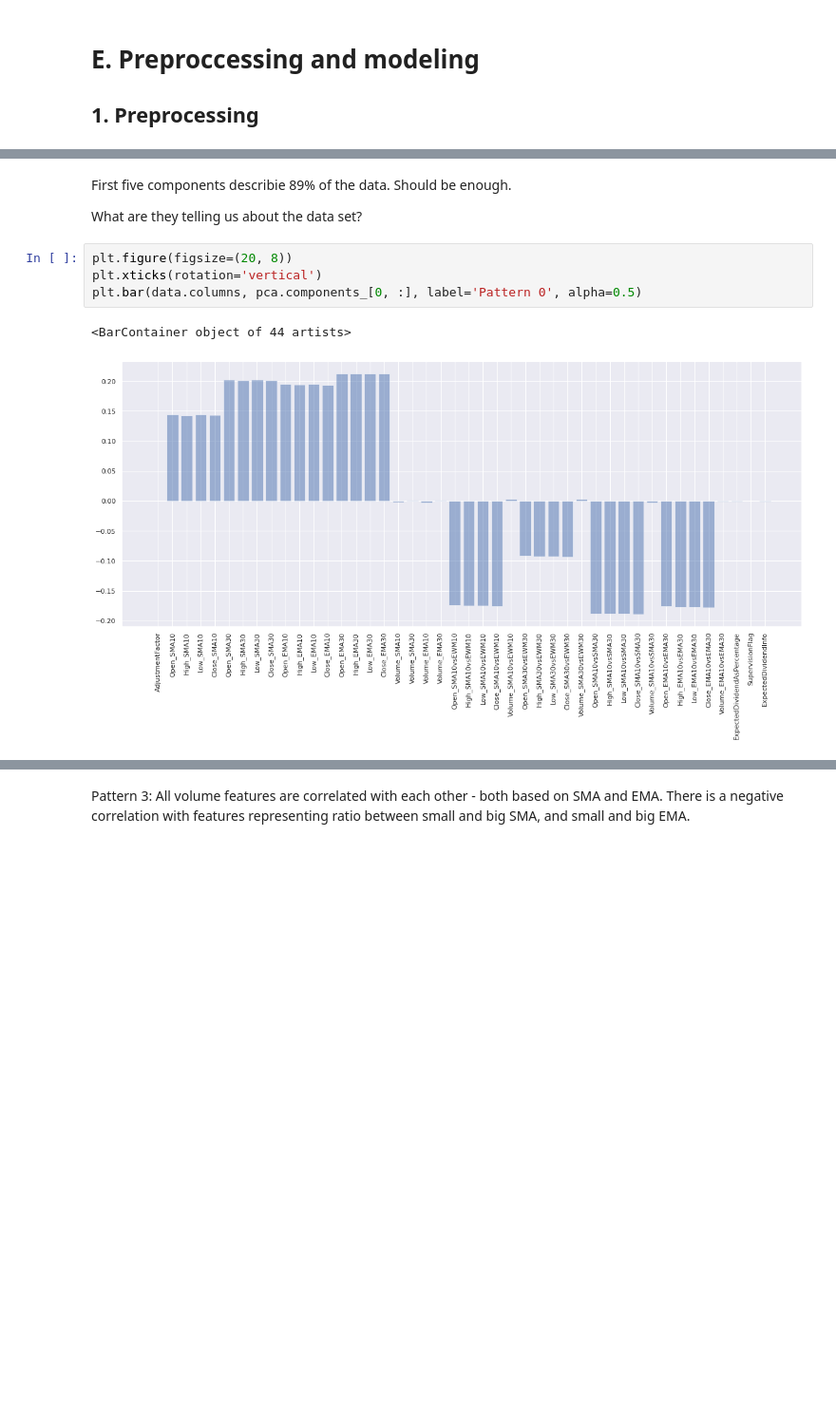
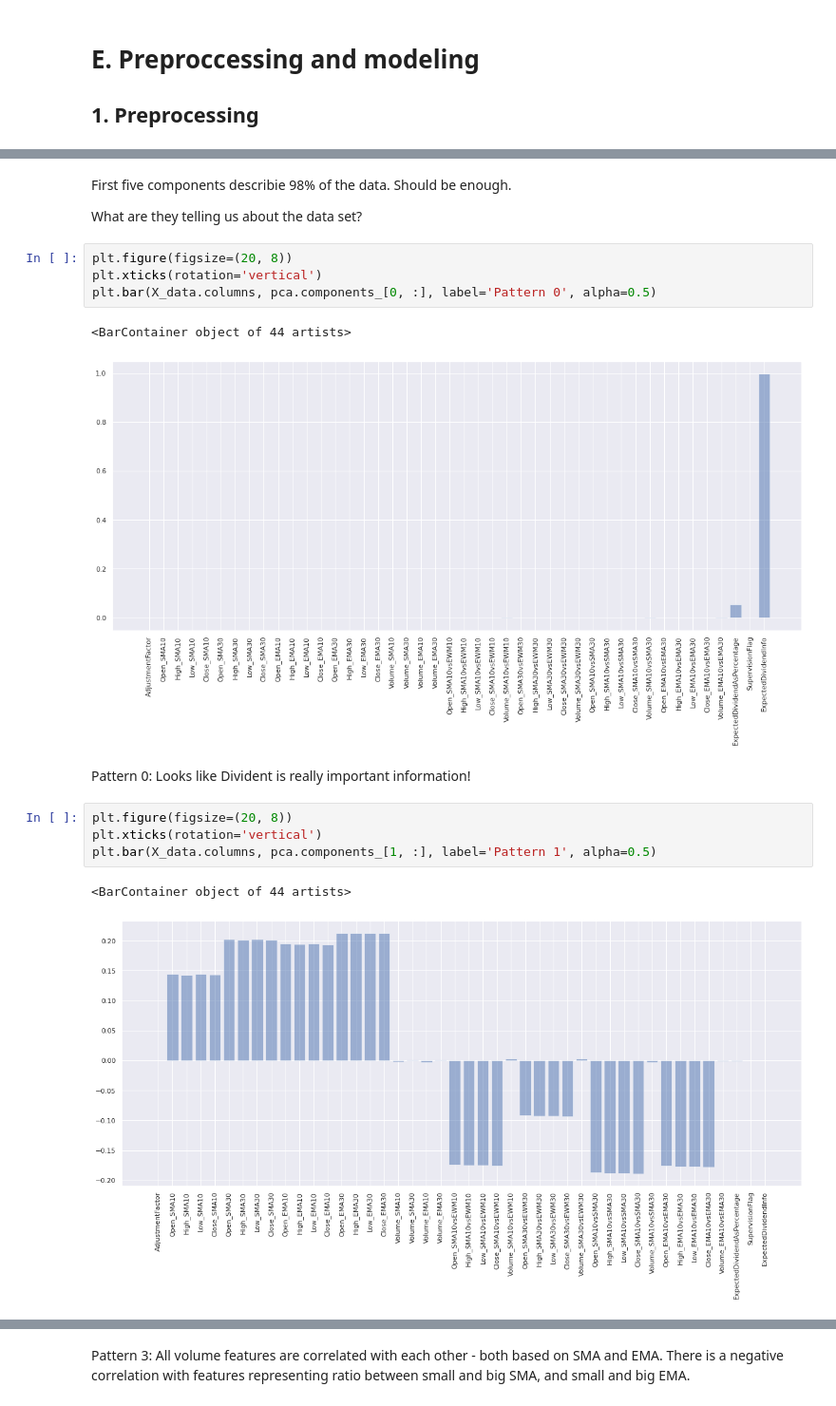
Before and after one commit to velblu/ML-datasets, a Jupyter notebook: jpx_prediction.ipynb, the cells around one changed output, grey strips where cells are left out. Shown at 95% size. Saved outputs shown, nothing was run; the diff lists cells and outputs as text; blank space fills up the shorter version.

```diff
--- a/jpx_prediction.ipynb
+++ b/jpx_prediction.ipynb
@@ -1920,13 +1963,22 @@ plt.bar(range(44), np.cumsum(pca.explained_variance_ratio_))
 # %% [markdown]
-First five components describie 89% of the data. Should be enough.
+First five components describie 98% of the data. Should be enough.
 
 
 What are they telling us about the data set?
 # %%
 plt.figure(figsize=(20, 8))
 plt.xticks(rotation='vertical')
-plt.bar(data.columns, pca.components_[0, :], label='Pattern 0', alpha=0.5)
+plt.bar(X_data.columns, pca.components_[0, :], label='Pattern 0', alpha=0.5)
 # %% [output]
 <BarContainer object of 44 artists>
-[figure, old version]
+[figure, new version]
+# %% [markdown]
+Pattern 0: Looks like Divident is really important information!
+# %%
+plt.figure(figsize=(20, 8))
+plt.xticks(rotation='vertical')
+plt.bar(X_data.columns, pca.components_[1, :], label='Pattern 1', alpha=0.5)
+# %% [output]
+<BarContainer object of 44 artists>
+[figure, added]
 # %% [markdown]
```
Also changed, not shown: parts of 120 cells of this notebook.
